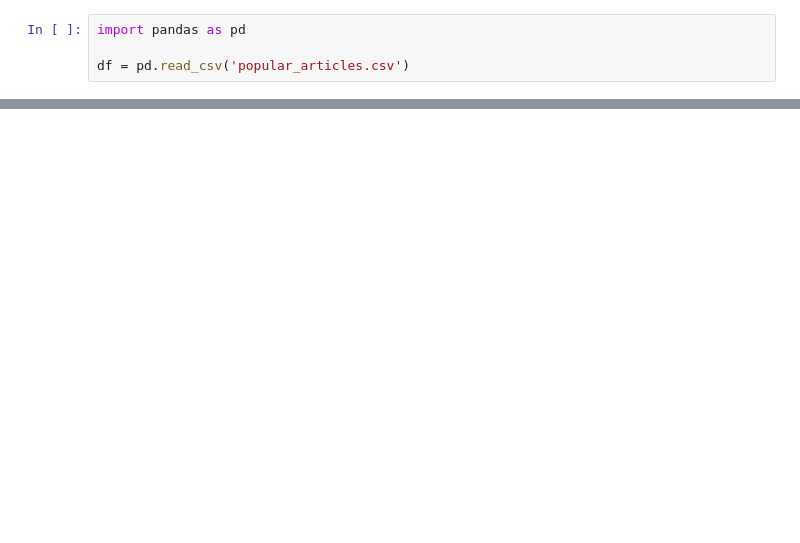
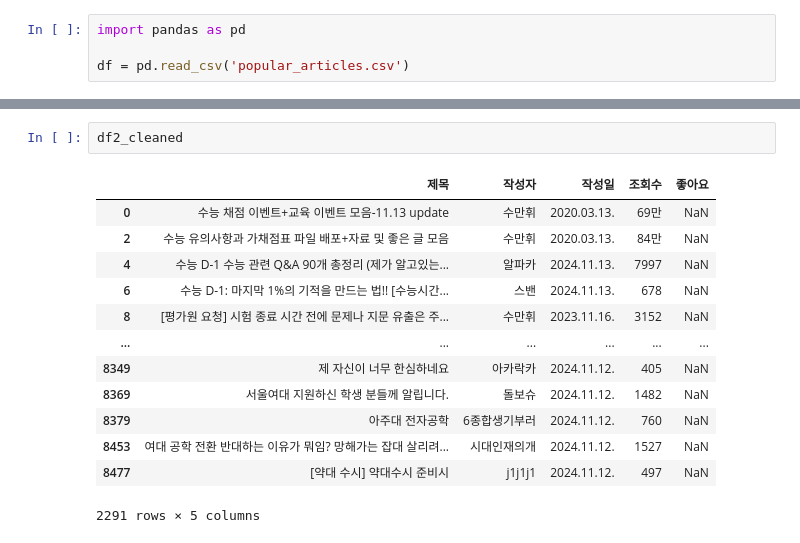
Before and after one commit to MyeoGyun/-high-school-community, a Jupyter notebook: notebooks/craw.ipynb, the cells around one changed output, grey strips where cells are left out. Cells and saved outputs as stored; diff of their text form; blank space fills up the shorter version.

```diff
--- a/notebooks/craw.ipynb
+++ b/notebooks/craw.ipynb
@@ -148,0 +485,16 @@ df
+# %%
+df2_cleaned
+# %% [output]
+|  | 제목 | 작성자 | 작성일 | 조회수 | 좋아요 |
+| 0 | 수능 채점 이벤트+교육 이벤트 모음-11.13 update | 수만휘 | 2020.03.13. | 69만 | NaN |
+| 2 | 수능 유의사항과 가채점표 파일 배포+자료 및 좋은 글 모음 | 수만휘 | 2020.03.13. | 84만 | NaN |
+| 4 | 수능 D-1 수능 관련 Q&A 90개 총정리 (제가 알고있는... | 알파카 | 2024.11.13. | 7997 | NaN |
+| 6 | 수능 D-1: 마지막 1%의 기적을 만드는 법!! [수능시간... | 스밴 | 2024.11.13. | 678 | NaN |
+| 8 | [평가원 요청] 시험 종료 시간 전에 문제나 지문 유출은 주... | 수만휘 | 2023.11.16. | 3152 | NaN |
+| ... | ... | ... | ... | ... | ... |
+| 8349 | 제 자신이 너무 한심하네요 | 아카락카 | 2024.11.12. | 405 | NaN |
+| 8369 | 서울여대 지원하신 학생 분들께 알립니다. | 돌보슈 | 2024.11.12. | 1482 | NaN |
+| 8379 | 아주대 전자공학 | 6종합생기부러 | 2024.11.12. | 760 | NaN |
+| 8453 | 여대 공학 전환 반대하는 이유가 뭐임? 망해가는 잡대 살리려... | 시대인재의개 | 2024.11.12. | 1527 | NaN |
+| 8477 | [약대 수시] 약대수시 준비시 | j1j1j1 | 2024.11.12. | 497 | NaN |
+2291 rows × 5 columns
```
Also changed, not shown: parts of 14 cells of this notebook, 2 other files.
